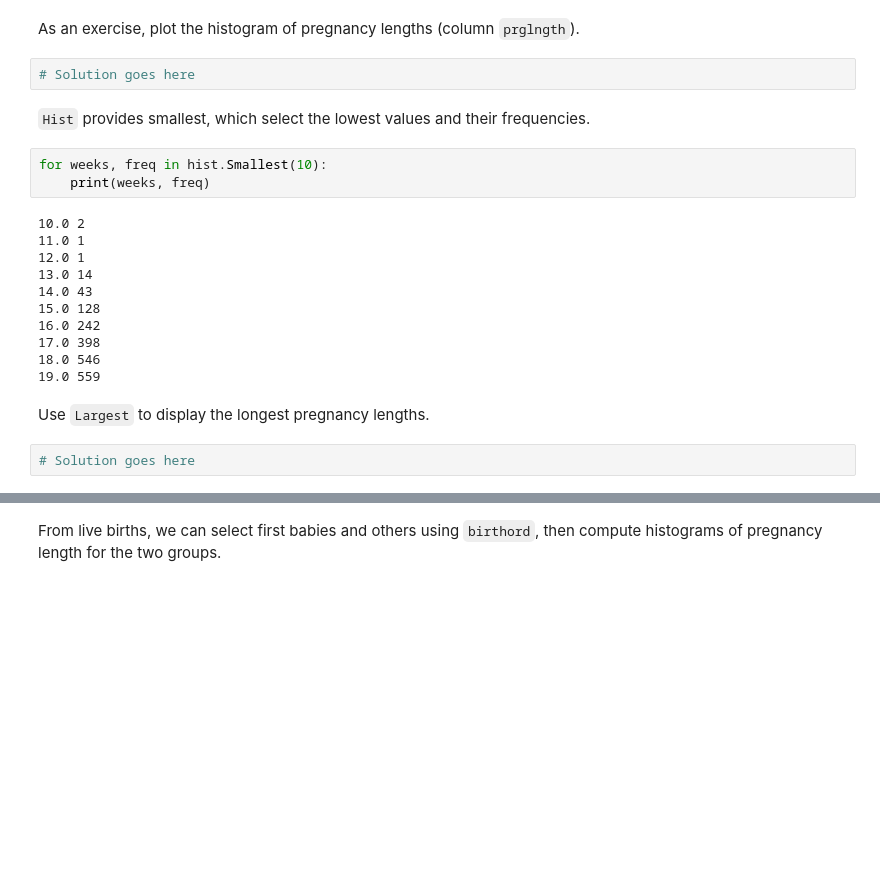
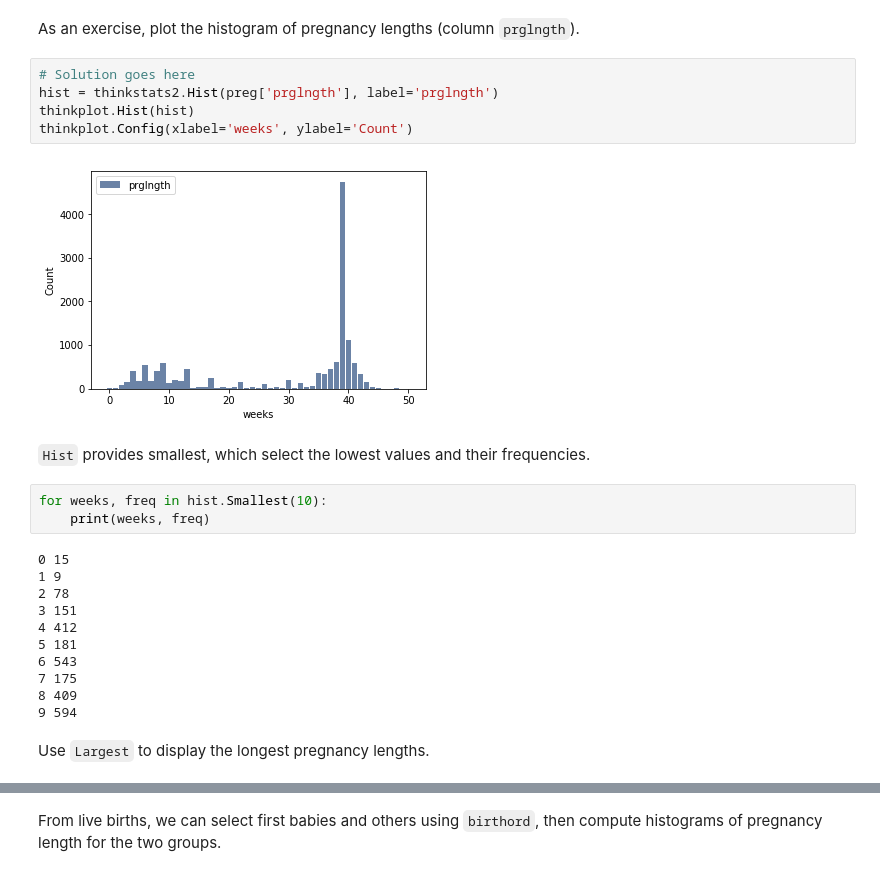
Before and after one commit to rosslogan702/ThinkStats2, a Jupyter notebook: code/chap02ex.ipynb, the cells around one changed output, grey strips where cells are left out. Cells and saved outputs as stored; diff of their text form; blank space fills up the shorter version.

```diff
--- a/code/chap02ex.ipynb
+++ b/code/chap02ex.ipynb
@@ -128,25 +128,28 @@ thinkplot.Config(xlabel='years', ylabel='Count')
 [figure]
 # %% [markdown]
 As an exercise, plot the histogram of pregnancy lengths (column `prglngth`).
-# %%
-# Solution goes here
+# %%
+# Solution goes here
+hist = thinkstats2.Hist(preg['prglngth'], label='prglngth')
+thinkplot.Hist(hist)
+thinkplot.Config(xlabel='weeks', ylabel='Count')
+# %% [output]
+[figure, added]
 # %% [markdown]
 `Hist` provides smallest, which select the lowest values and their frequencies.
 # %%
 for weeks, freq in hist.Smallest(10):
     print(weeks, freq)
 # %% [output]
-10.0 2
-11.0 1
-12.0 1
-13.0 14
-14.0 43
-15.0 128
-16.0 242
-17.0 398
-18.0 546
-19.0 559
+0 15
+1 9
+2 78
+3 151
+4 412
+5 181
+6 543
+7 175
+8 409
+9 594
 # %% [markdown]
 Use `Largest` to display the longest pregnancy lengths.
-# %%
-# Solution goes here
```
Also changed, not shown: parts of 29 cells of this notebook.
